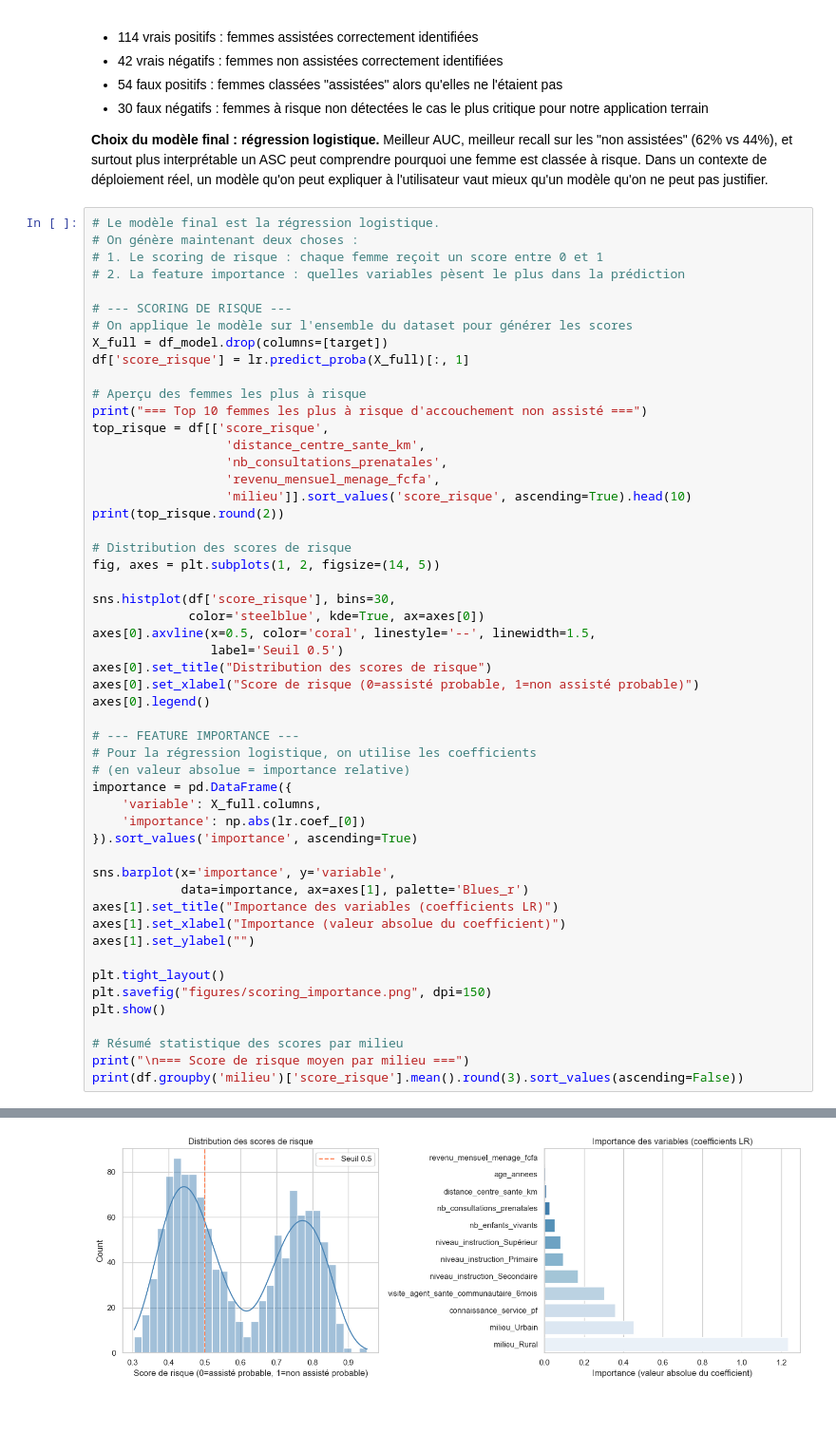
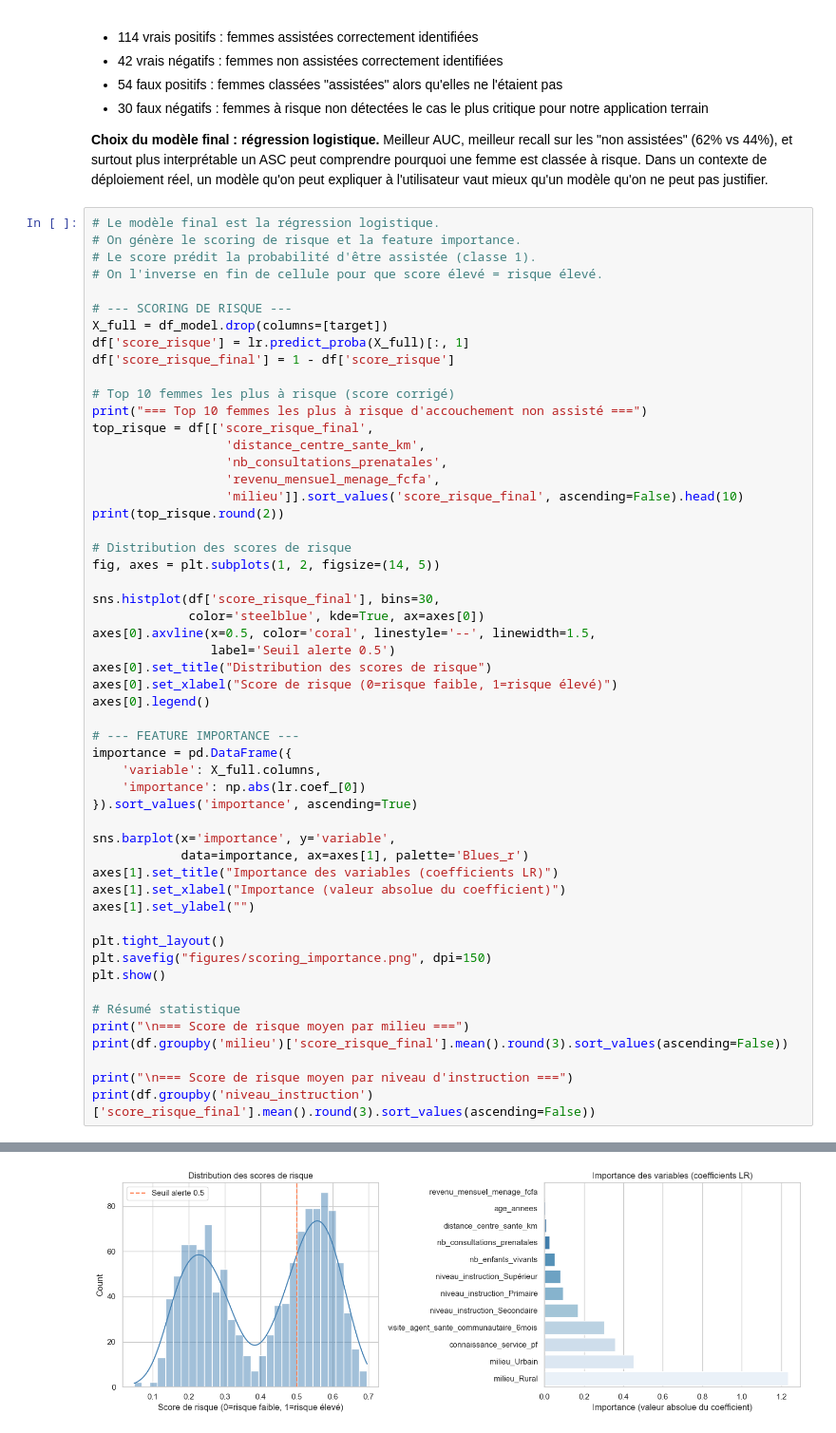
Before and after one commit to mirfou111/flesh-etrilab_test-evaluation, a Jupyter notebook: analyse_sante_maternelle.ipynb, the cells around one changed output, grey strips where cells are left out. Shown at 95% size. Drawn from its saved outputs; the diff is of its cells as text.

Commit message:
feat: cellule 7 - scoring final et conclusion analytique

```diff
--- a/analyse_sante_maternelle.ipynb
+++ b/analyse_sante_maternelle.ipynb
@@ -500,38 +500,36 @@ Dans un contexte de déploiement réel, un modèle qu'on peut expliquer à l'uti
 vaut mieux qu'un modèle qu'on ne peut pas justifier.
 # %%
 # Le modèle final est la régression logistique.
-# On génère maintenant deux choses :
-# 1. Le scoring de risque : chaque femme reçoit un score entre 0 et 1
-# 2. La feature importance : quelles variables pèsent le plus dans la prédiction
+# On génère le scoring de risque et la feature importance.
+# Le score prédit la probabilité d'être assistée (classe 1).
+# On l'inverse en fin de cellule pour que score élevé = risque élevé.
 
 # --- SCORING DE RISQUE ---
-# On applique le modèle sur l'ensemble du dataset pour générer les scores
 X_full = df_model.drop(columns=[target])
 df['score_risque'] = lr.predict_proba(X_full)[:, 1]
+df['score_risque_final'] = 1 - df['score_risque']
 
-# Aperçu des femmes les plus à risque
+# Top 10 femmes les plus à risque (score corrigé)
 print("=== Top 10 femmes les plus à risque d'accouchement non assisté ===")
-top_risque = df[['score_risque',
+top_risque = df[['score_risque_final',
                   'distance_centre_sante_km',
                   'nb_consultations_prenatales',
                   'revenu_mensuel_menage_fcfa',
-                  'milieu']].sort_values('score_risque', ascending=True).head(10)
+                  'milieu']].sort_values('score_risque_final', ascending=False).head(10)
 print(top_risque.round(2))
 
 # Distribution des scores de risque
 fig, axes = plt.subplots(1, 2, figsize=(14, 5))
 
-sns.histplot(df['score_risque'], bins=30,
+sns.histplot(df['score_risque_final'], bins=30,
              color='steelblue', kde=True, ax=axes[0])
 axes[0].axvline(x=0.5, color='coral', linestyle='--', linewidth=1.5,
-                label='Seuil 0.5')
+                label='Seuil alerte 0.5')
 axes[0].set_title("Distribution des scores de risque")
-axes[0].set_xlabel("Score de risque (0=assisté probable, 1=non assisté probable)")
+axes[0].set_xlabel("Score de risque (0=risque faible, 1=risque élevé)")
 axes[0].legend()
 
 # --- FEATURE IMPORTANCE ---
-# Pour la régression logistique, on utilise les coefficients
-# (en valeur absolue = importance relative)
 importance = pd.DataFrame({
     'variable': X_full.columns,
     'importance': np.abs(lr.coef_[0])
@@ -547,8 +545,11 @@ plt.tight_layout()
 plt.savefig("figures/scoring_importance.png", dpi=150)
 plt.show()
 
-# Résumé statistique des scores par milieu
+# Résumé statistique
 print("\n=== Score de risque moyen par milieu ===")
-print(df.groupby('milieu')['score_risque'].mean().round(3).sort_values(ascending=False))
+print(df.groupby('milieu')['score_risque_final'].mean().round(3).sort_values(ascending=False))
+
+print("\n=== Score de risque moyen par niveau d'instruction ===")
+print(df.groupby('niveau_instruction')['score_risque_final'].mean().round(3).sort_values(ascending=False))
 # %% [output]
 === Top 10 femmes les plus à risque d'accouchement non assisté ===
@@ -571,3 +572,3 @@ print(df.groupby('milieu')['score_risque'].mean().round(3).sort_values(ascending
-[figure, old version]
+[figure, new version]
 === Score de risque moyen par milieu ===
 milieu
```
Also changed, not shown: parts of 3 cells of this notebook, 4 other files.
